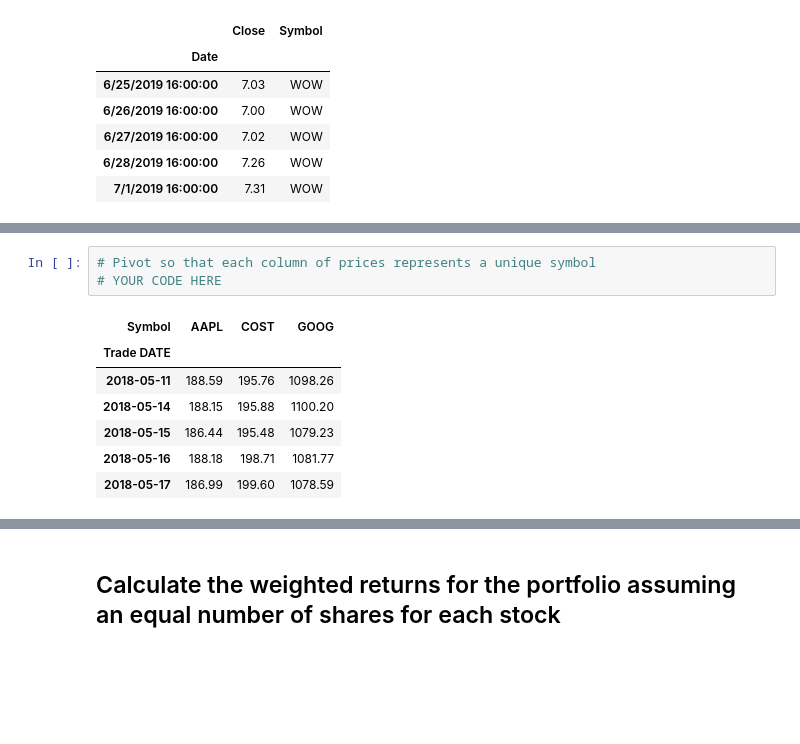
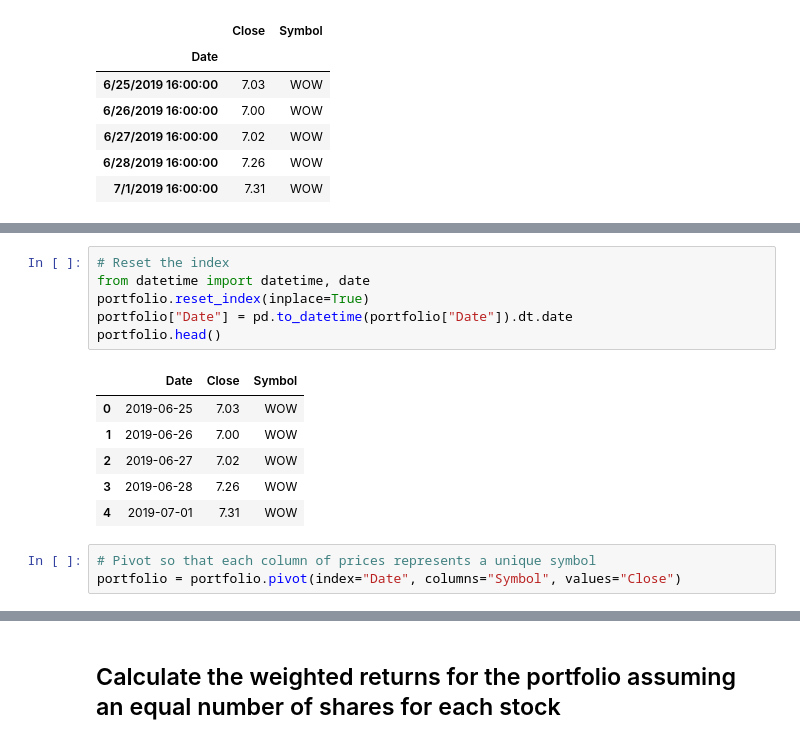
Before and after one commit to okarowolaju/python-homework, a Jupyter notebook: pandas/Whale/Starter_Code/whale_analysis.ipynb, the cells around one changed output, grey strips where cells are left out. Cells and saved outputs as stored; diff of their text form; blank space fills up the shorter version.

```diff
--- a/pandas/Whale/Starter_Code/whale_analysis.ipynb
+++ b/pandas/Whale/Starter_Code/whale_analysis.ipynb
@@ -398,11 +399,16 @@ TypeError: first argument must be an iterable of pandas objects, you passed an o
+# %%
+# Reset the index
+from datetime import datetime, date
+portfolio.reset_index(inplace=True)
+portfolio["Date"] = pd.to_datetime(portfolio["Date"]).dt.date
+portfolio.head()
+# %% [output]
+|  | Date | Close | Symbol |
+| 0 | 2019-06-25 | 7.03 | WOW |
+| 1 | 2019-06-26 | 7.00 | WOW |
+| 2 | 2019-06-27 | 7.02 | WOW |
+| 3 | 2019-06-28 | 7.26 | WOW |
+| 4 | 2019-07-01 | 7.31 | WOW |
 # %%
 # Pivot so that each column of prices represents a unique symbol
-# YOUR CODE HERE
+portfolio = portfolio.pivot(index="Date", columns="Symbol", values="Close")
-# %% [output]
-| Symbol | AAPL | COST | GOOG |
-| Trade DATE |  |  |  |
-| 2018-05-11 | 188.59 | 195.76 | 1098.26 |
-| 2018-05-14 | 188.15 | 195.88 | 1100.20 |
-| 2018-05-15 | 186.44 | 195.48 | 1079.23 |
-| 2018-05-16 | 188.18 | 198.71 | 1081.77 |
-| 2018-05-17 | 186.99 | 199.60 | 1078.59 |
```
Also changed, not shown: parts of 15 cells of this notebook.
